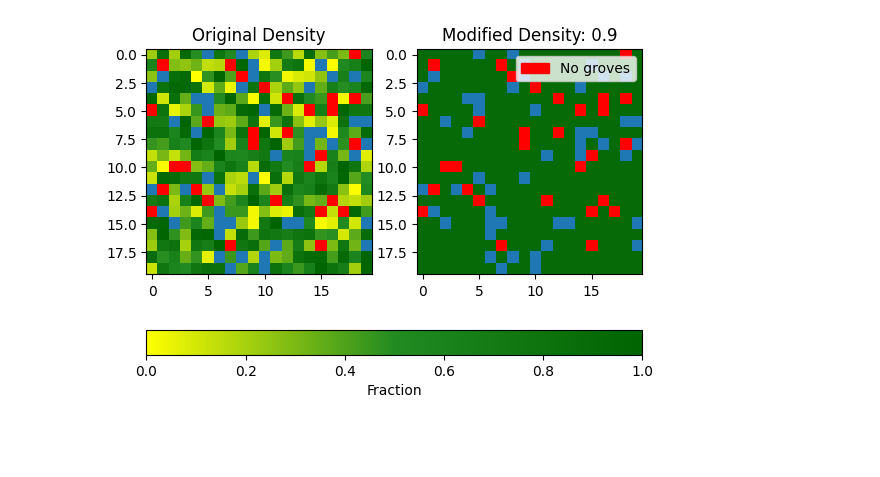
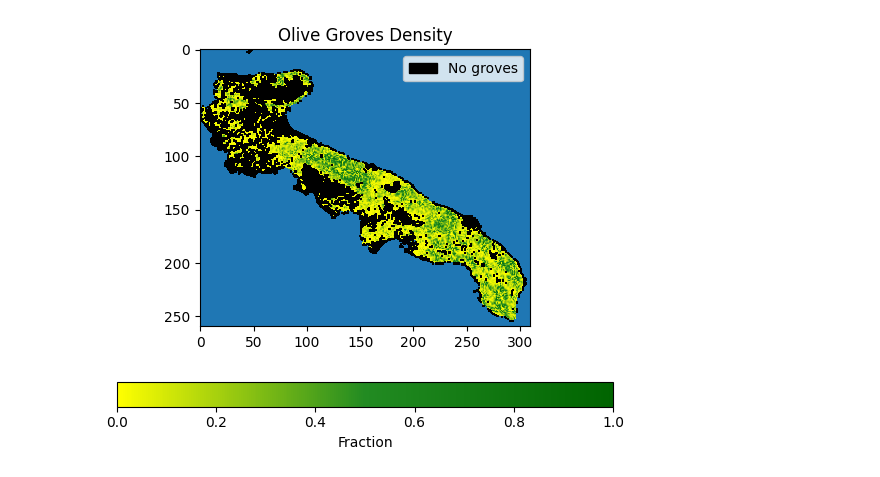
Before and after one commit to LeonMengoni/Xylella-Fastidiosa, a Jupyter notebook: Xylella.ipynb, the cells around one changed output. Drawn from its saved outputs; the diff is of its cells as text; code cells hidden in the pictures; blank space fills up the shorter version.

```diff
--- a/Xylella.ipynb
+++ b/Xylella.ipynb
@@ -10,10 +10,10 @@ np.random.seed(5)
 
 # Load data from url: https://github.com/drsmwhite/Xylella-spread-model/tree/master
 
-FROM_DATA = False
-MODIFY_DATA = True
+FROM_DATA = True
+MODIFY_DATA = False
 PLOT_NO_GROVES = True
-RANDOM_SEA = True
+RANDOM_SEA = False
 
 if FROM_DATA:
     mat = sp.io.loadmat("olivegrowthprop.mat")
@@ -60,34 +60,34 @@ if not MODIFY_DATA:
 else:
     fig, ax = plt.subplots(1, 2)
     images.append(ax[0].imshow(olive_prop, cmap=cmap_custom))
     ax[0].set_title("Original Density")
     threshold = 0.9
     modified_olive_prop = olive_prop.copy()
     modified_olive_prop[modified_olive_prop > 0] = threshold
     images.append(ax[1].imshow(modified_olive_prop, cmap=cmap_custom))
     ax[1].set_title(f"Modified Density: {threshold}")
 
 if PLOT_NO_GROVES:
-    cmap_custom.set_bad(color="red")  # Red cells have no groves
-    zero_patch = mpatches.Patch(color="red", label="No groves")
+    cmap_custom.set_bad(color="black")  # Red cells have no groves
+    zero_patch = mpatches.Patch(color="black", label="No groves")
     masked_data = np.ma.masked_where(olive_prop == 0, olive_prop)
 
     if not MODIFY_DATA:
         images.append(ax.imshow(masked_data, cmap=cmap_custom))
         ax.legend(handles=[zero_patch], loc="upper right")
     else:
         modified_masked_data = np.ma.masked_where(modified_olive_prop == 0, modified_olive_prop)
         images.append(ax[0].imshow(masked_data, cmap=cmap_custom))
         images.append(ax[1].imshow(modified_masked_data, cmap=cmap_custom))
         ax[1].legend(handles=[zero_patch], loc="upper right")
 
 for im in images:
     im.set_norm(norm)
 
 cbar = fig.colorbar(images[0], ax=ax, orientation="horizontal", fraction=0.1)
 cbar.set_label("Fraction")
 
 plt.show()
 # %% [output]
-[figure, old version]
+[figure, new version]
 # %%
```
Also changed, not shown: parts of 8 cells of this notebook.
